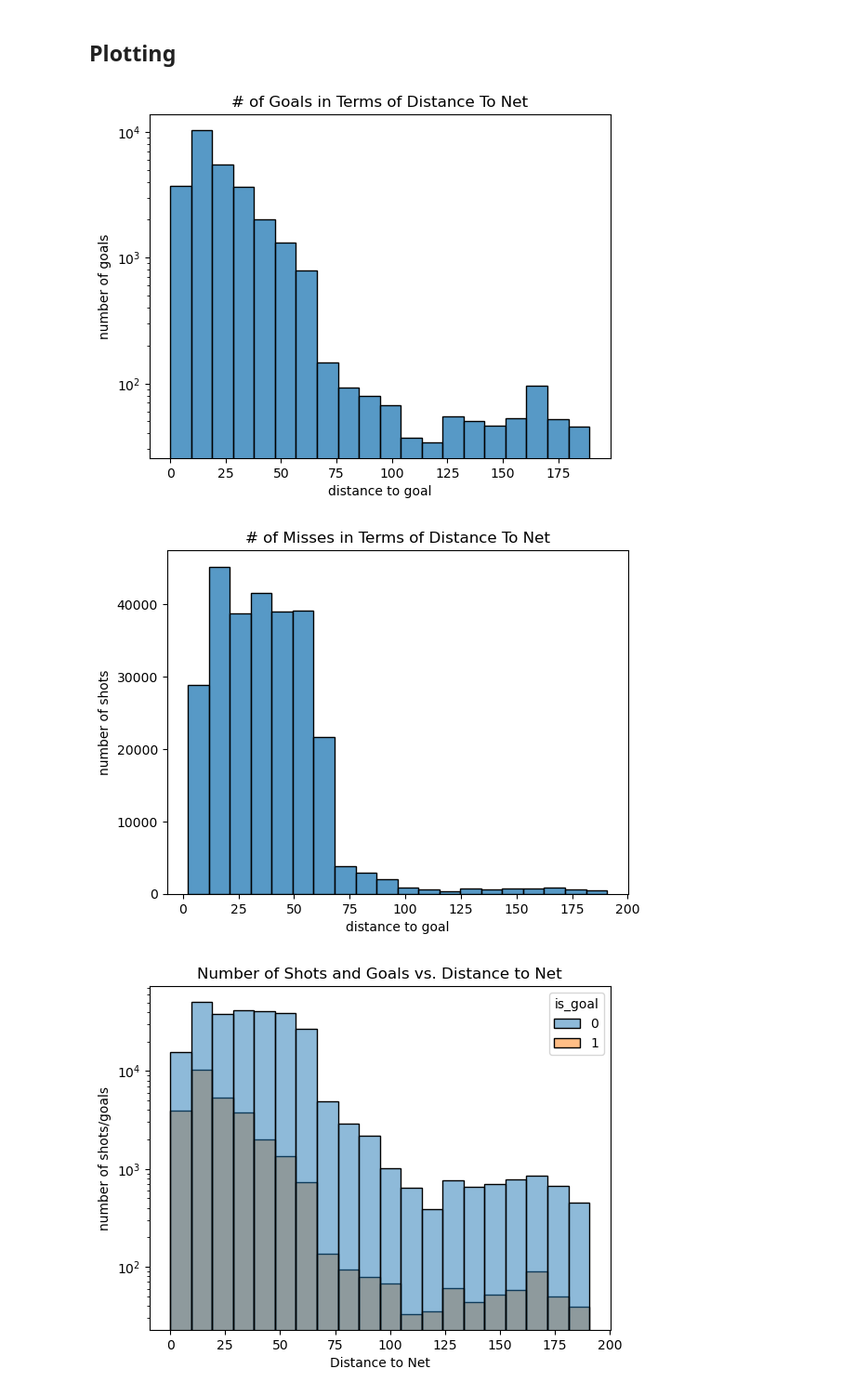
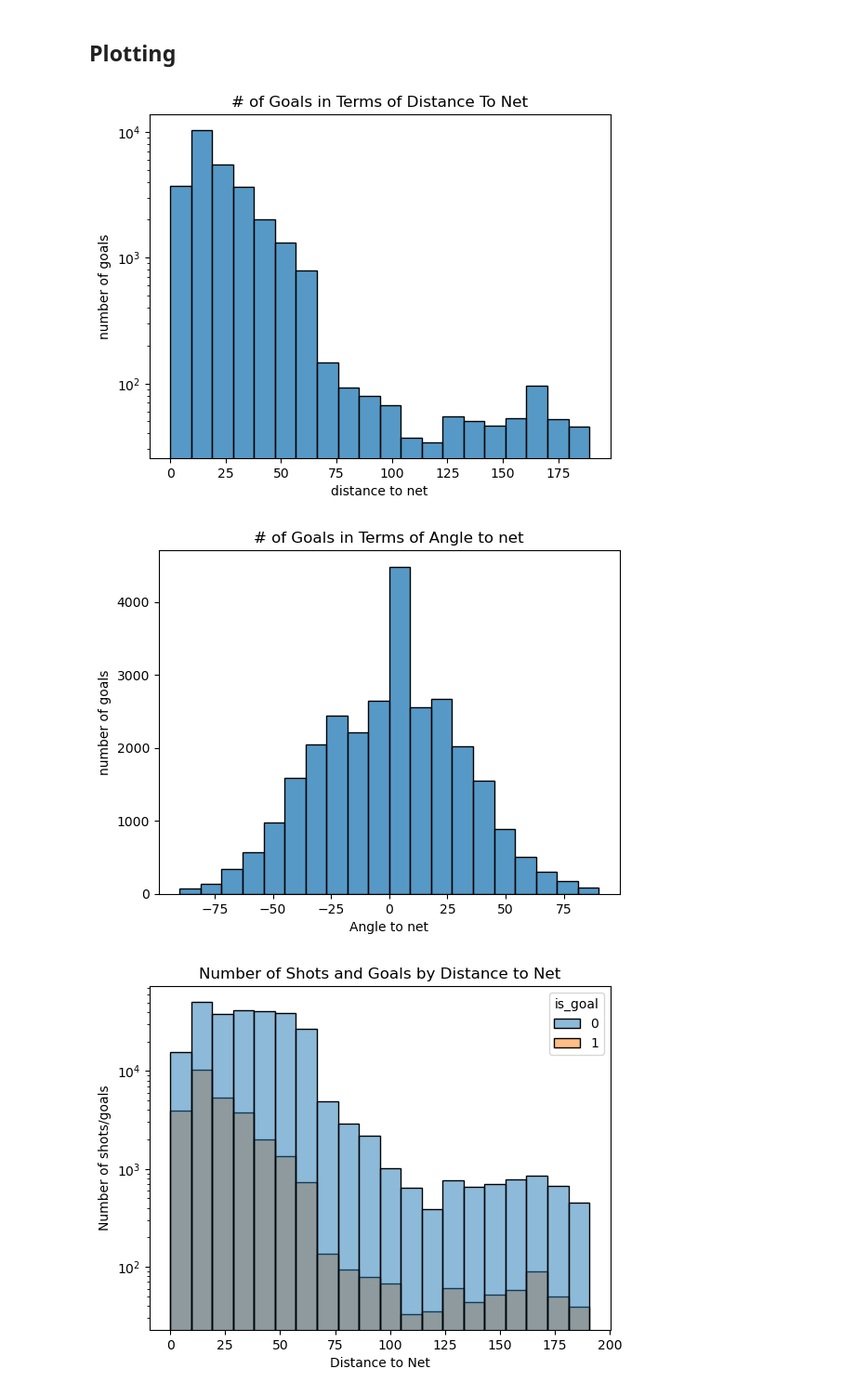
Before and after one commit to Jay-D13/IFT6758-A5-NHL, a Jupyter notebook: notebooks/Milestone2/2 - Features.ipynb, the cells around one changed output. Shown at 93% size. Cells and saved outputs as stored; diff of their text form; code cells hidden in the pictures.

```diff
--- a/notebooks/Milestone2/2 - Features.ipynb
+++ b/notebooks/Milestone2/2 - Features.ipynb
@@ -133,16 +133,16 @@ import matplotlib.pyplot as plt
 import numpy as np
 # %%
 ax = sns.histplot(data = goals, x = 'distance_goal', bins = 20)
-ax.set(title='# of Goals in Terms of Distance To Net',xlabel = 'distance to goal', ylabel='number of goals')
+ax.set(title='# of Goals in Terms of Distance To Net',xlabel = 'distance to net', ylabel='number of goals')
 plt.yscale('log')
 plt.show()
 # %% [output]
-[figure, old version]
+[figure, new version]
 # %%
-ax1 = sns.histplot(data = shots, x = 'distance_goal', bins = 20)
-ax1.set(title='# of Misses in Terms of Distance To Net',xlabel = 'distance to goal', ylabel='number of shots')
+ax = sns.histplot(data = goals, x = 'angle_shot', bins = 20)
+ax.set(title='# of Goals in Terms of Angle to net',xlabel = 'Angle to net', ylabel='number of goals')
 plt.show()
 # %% [output]
-[figure, old version]
+[figure, new version]
 # %%
 ax2 = sns.histplot(data = df, x = 'distance_goal', bins = 20, hue = 'is_goal')
```
Also changed, not shown: parts of 6 cells of this notebook.
